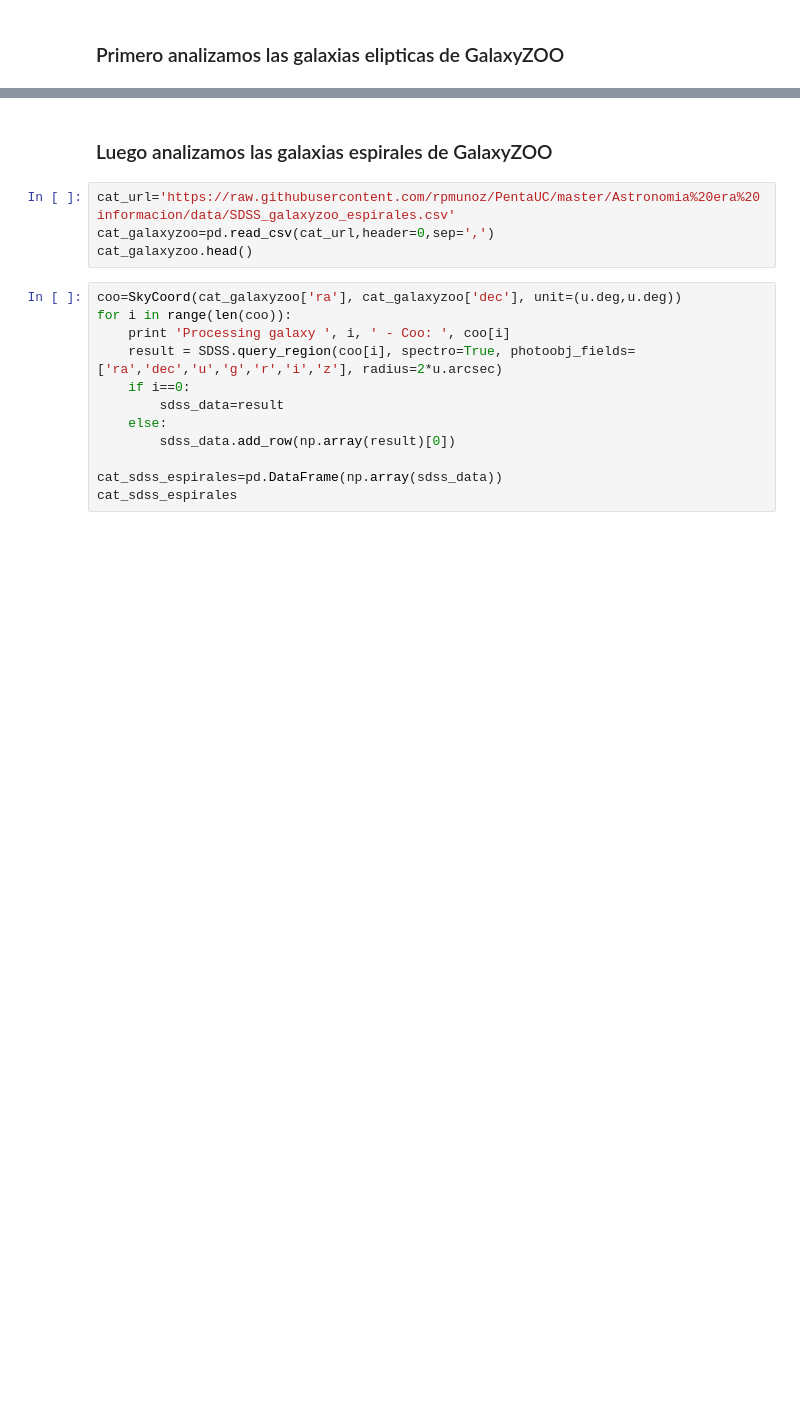
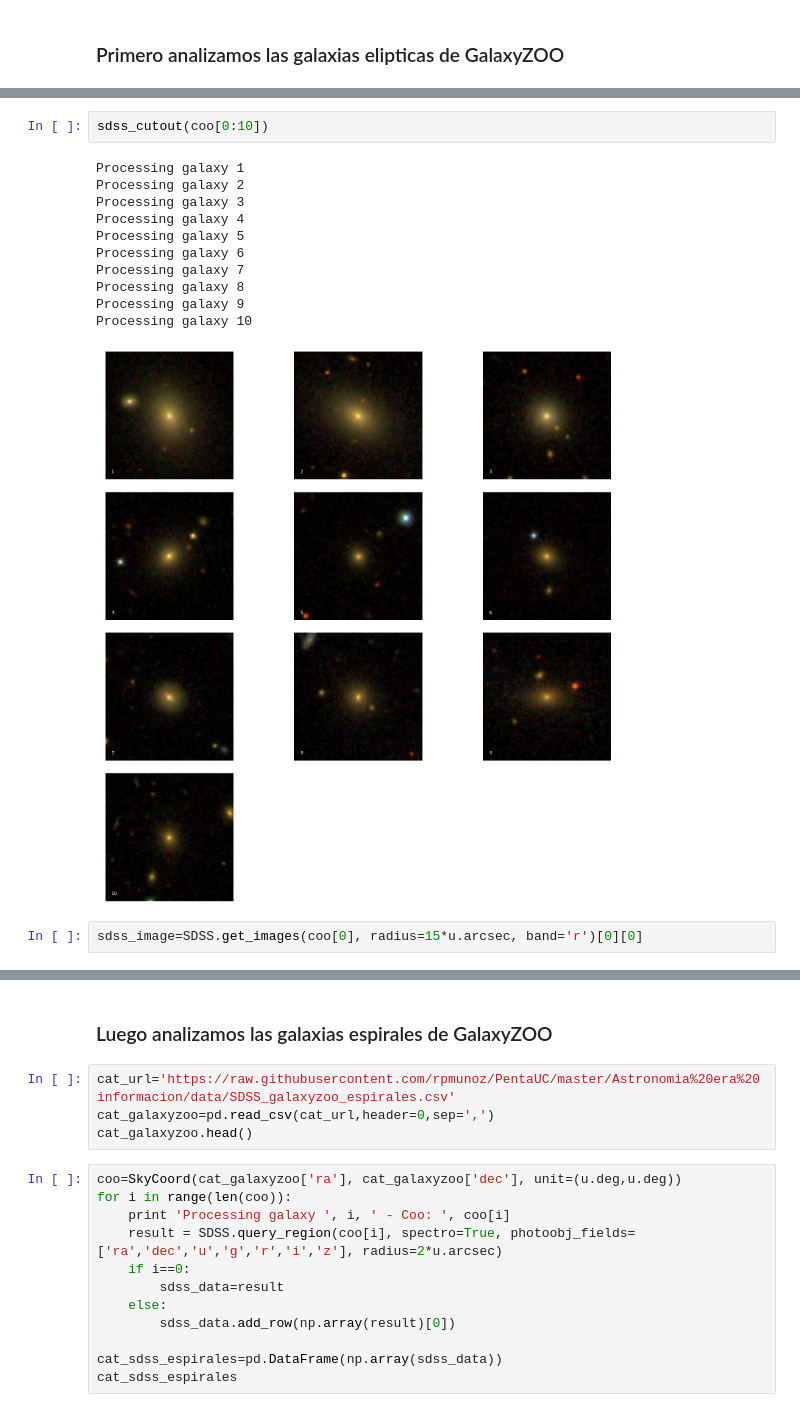
Before and after one commit to rpmunoz/PentaUC, a Jupyter notebook: Astronomia era informacion/Talleres/Taller 9 - Fotometria, imagenes y espectros del SDSS.ipynb, the cells around one changed output, grey strips where cells are left out. Drawn from its saved outputs; the diff is of its cells as text; blank space fills up the shorter version.

Commit message:
Pruebas con jpg cutout y fits del SDSS

```diff
--- a/Astronomia era informacion/Talleres/Taller 9 - Fotometria, imagenes y espectros del SDSS.ipynb
+++ b/Astronomia era informacion/Talleres/Taller 9 - Fotometria, imagenes y espectros del SDSS.ipynb
@@ -34,0 +127,16 @@ cat_sdss_elipticas
+# %%
+sdss_cutout(coo[0:10])
+# %% [output]
+Processing galaxy 1
+Processing galaxy 2
+Processing galaxy 3
+Processing galaxy 4
+Processing galaxy 5
+Processing galaxy 6
+Processing galaxy 7
+Processing galaxy 8
+Processing galaxy 9
+Processing galaxy 10
+[figure, added]
+# %%
+sdss_image=SDSS.get_images(coo[0], radius=15*u.arcsec, band='r')[0][0]
```
Also changed, not shown: parts of 7 cells of this notebook.
